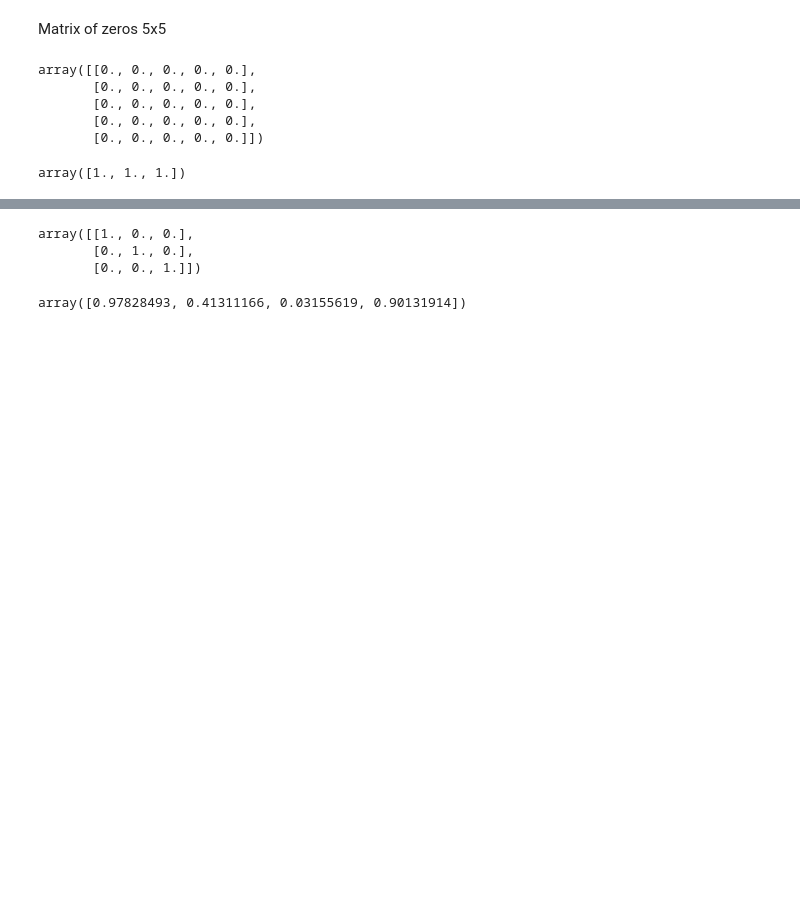
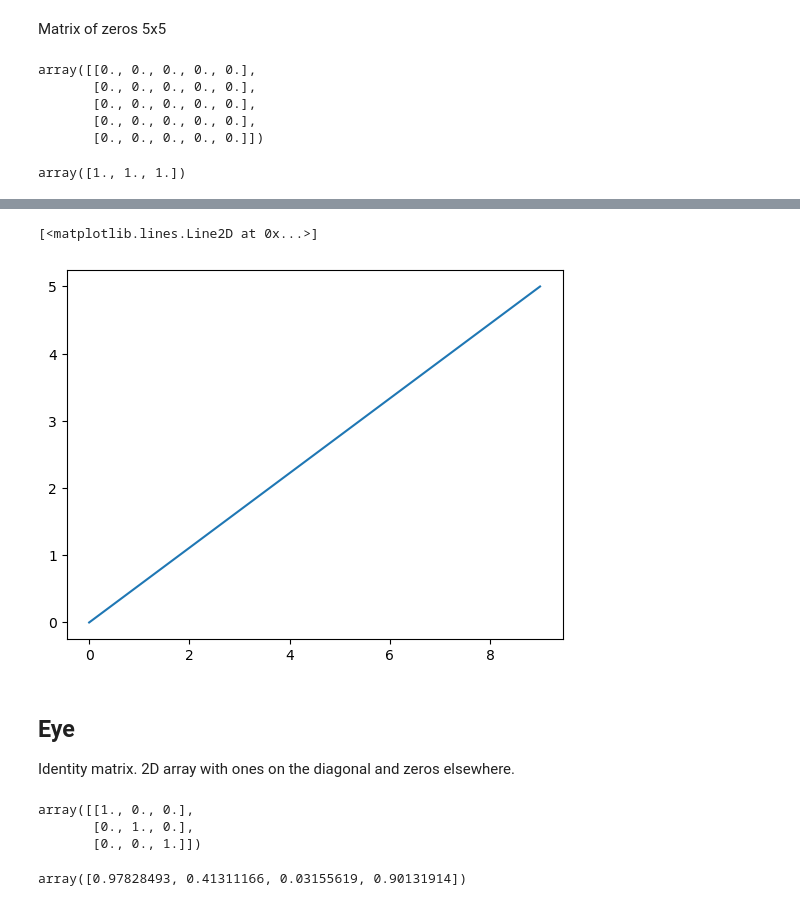
Before and after one commit to davidul/data-science, a Jupyter notebook: 04-numpy/numpy.ipynb, the cells around one changed output, grey strips where cells are left out. Saved outputs shown, nothing was run; the diff lists cells and outputs as text; code cells hidden in the pictures; blank space fills up the shorter version.

```diff
--- a/04-numpy/numpy.ipynb
+++ b/04-numpy/numpy.ipynb
@@ -108,3 +119,12 @@ array([0.        , 0.55555556, 1.11111111, 1.66666667, 2.22222222,
+# %%
+np.linspace(0, 5, 10) # 10 evenly spaced points from 0 to 5
+plt.plot(np.linspace(0, 5, 10))
+# %% [output]
+[<matplotlib.lines.Line2D at 0x...>]
+[figure, added]
+# %% [markdown]
+## Eye
+Identity matrix. 2D array with ones on the diagonal and zeros elsewhere.
 # %%
 np.eye(3)
 # %% [output]
```
Also changed, not shown: parts of 5 cells of this notebook, 1 other file.
